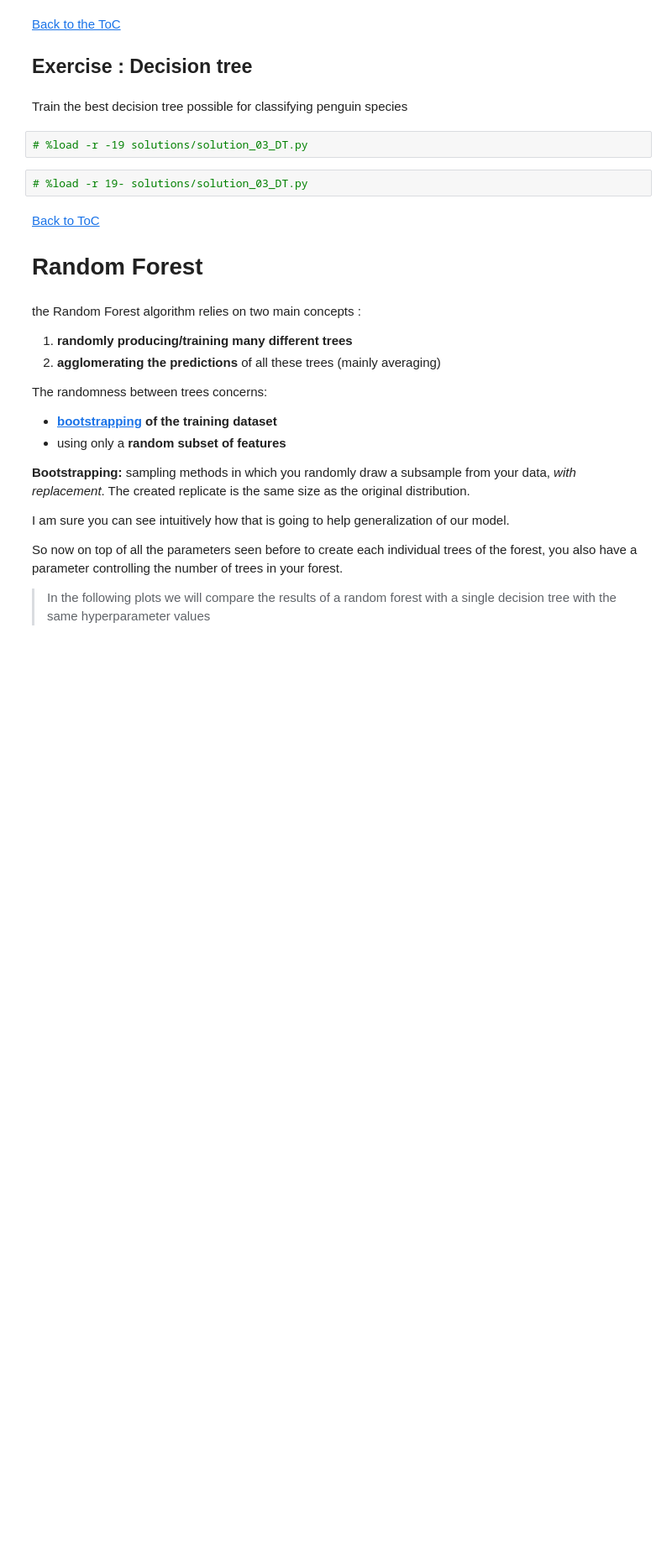
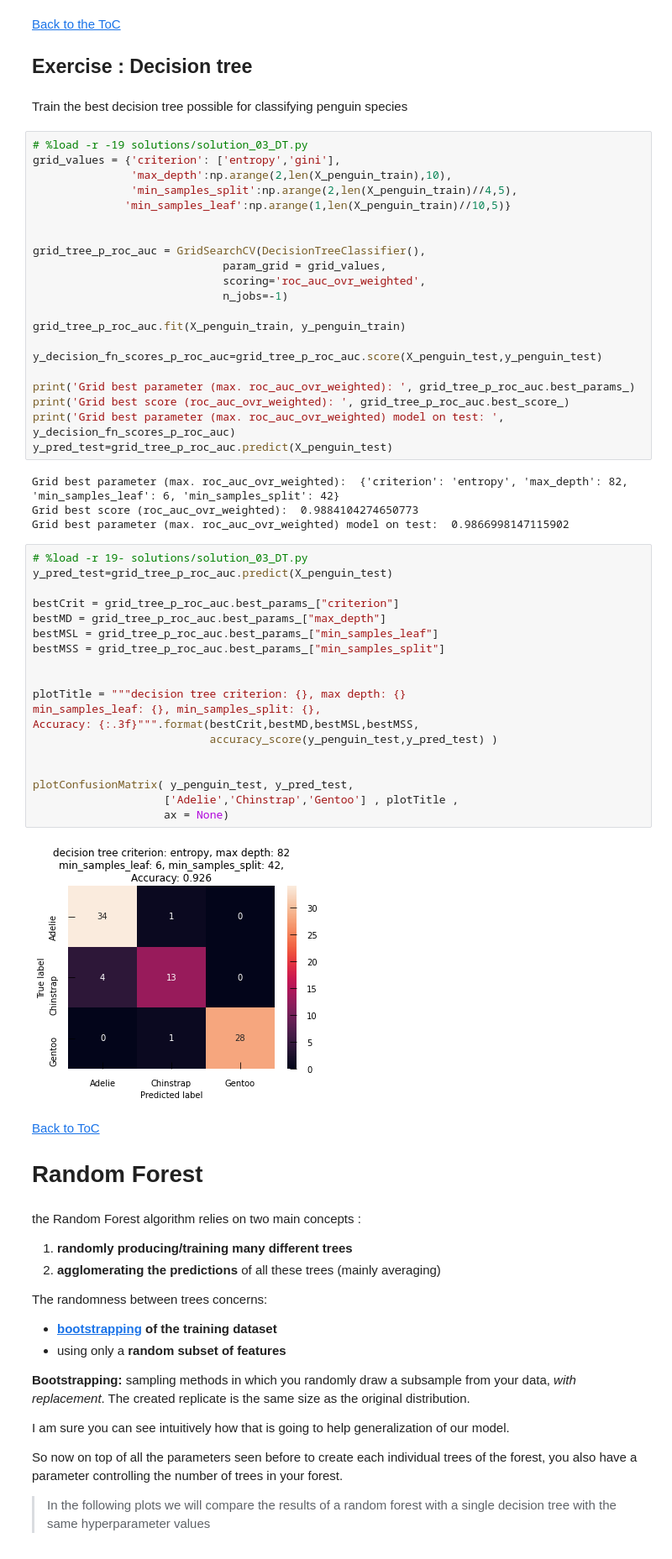
Before and after one commit to sib-swiss/intro-machine-learning-training, a Jupyter notebook: python_notebooks/Chapter_3_Machine_Learning_based_on_decision_trees_for_classification.ipynb, the cells around one changed output. Shown at 84% size. Drawn from its saved outputs; the diff is of its cells as text; blank space fills up the shorter version.

```diff
--- a/python_notebooks/Chapter_3_Machine_Learning_based_on_decision_trees_for_classification.ipynb
+++ b/python_notebooks/Chapter_3_Machine_Learning_based_on_decision_trees_for_classification.ipynb
@@ -529,10 +528,52 @@ Features sorted per importance:
 ##  Exercise : Decision tree <a id="DTexo"></a>
 # %% [markdown]
 Train the best decision tree possible for classifying penguin species
-# %%
-# %load -r -19 solutions/solution_03_DT.py
-# %%
-# %load -r 19- solutions/solution_03_DT.py
+# %%
+# %load -r -19 solutions/solution_03_DT.py
+grid_values = {'criterion': ['entropy','gini'],
+               'max_depth':np.arange(2,len(X_penguin_train),10),
+               'min_samples_split':np.arange(2,len(X_penguin_train)//4,5),
+              'min_samples_leaf':np.arange(1,len(X_penguin_train)//10,5)}
+
+
+grid_tree_p_roc_auc = GridSearchCV(DecisionTreeClassifier(),
+                             param_grid = grid_values,
+                             scoring='roc_auc_ovr_weighted',
+                             n_jobs=-1)
+
+grid_tree_p_roc_auc.fit(X_penguin_train, y_penguin_train)
+
+y_decision_fn_scores_p_roc_auc=grid_tree_p_roc_auc.score(X_penguin_test,y_penguin_test)
+
+print('Grid best parameter (max. roc_auc_ovr_weighted): ', grid_tree_p_roc_auc.best_params_)
+print('Grid best score (roc_auc_ovr_weighted): ', grid_tree_p_roc_auc.best_score_)
+print('Grid best parameter (max. roc_auc_ovr_weighted) model on test: ', y_decision_fn_scores_p_roc_auc)
+y_pred_test=grid_tree_p_roc_auc.predict(X_penguin_test)
+# %% [output]
+Grid best parameter (max. roc_auc_ovr_weighted):  {'criterion': 'entropy', 'max_depth': 82, 'min_samples_leaf': 6, 'min_samples_split': 42}
+Grid best score (roc_auc_ovr_weighted):  0.9884104274650773
+Grid best parameter (max. roc_auc_ovr_weighted) model on test:  0.9866998147115902
+# %%
+# %load -r 19- solutions/solution_03_DT.py
+y_pred_test=grid_tree_p_roc_auc.predict(X_penguin_test)
+
+bestCrit = grid_tree_p_roc_auc.best_params_["criterion"]
+bestMD = grid_tree_p_roc_auc.best_params_["max_depth"]
+bestMSL = grid_tree_p_roc_auc.best_params_["min_samples_leaf"]
+bestMSS = grid_tree_p_roc_auc.best_params_["min_samples_split"]
+
+
+plotTitle = """decision tree criterion: {}, max depth: {}
+min_samples_leaf: {}, min_samples_split: {},
+Accuracy: {:.3f}""".format(bestCrit,bestMD,bestMSL,bestMSS,
+                           accuracy_score(y_penguin_test,y_pred_test) )
+
+
+plotConfusionMatrix( y_penguin_test, y_pred_test,
+                    ['Adelie','Chinstrap','Gentoo'] , plotTitle ,
+                    ax = None)
+# %% [output]
+[figure, added]
 # %% [markdown]
 [Back to ToC](#toc)
 
```
Also changed, not shown: parts of 14 cells of this notebook, 4 other files.
